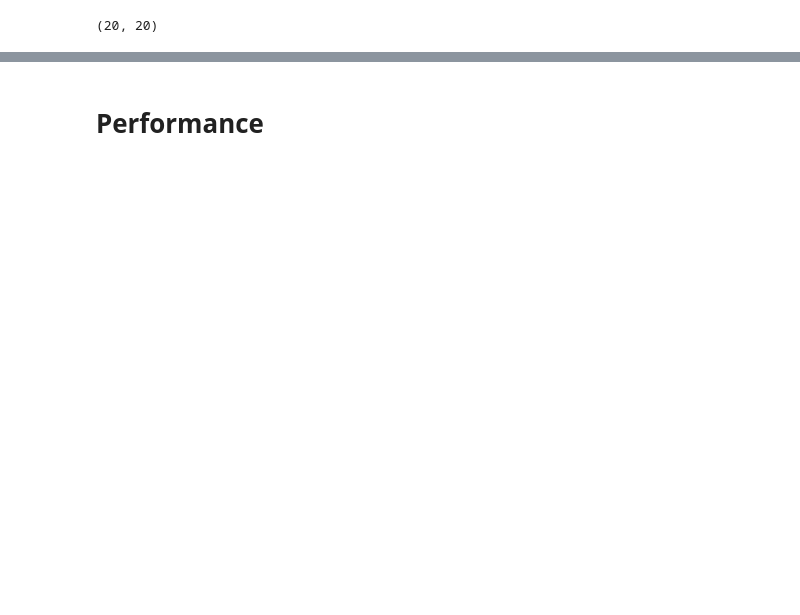
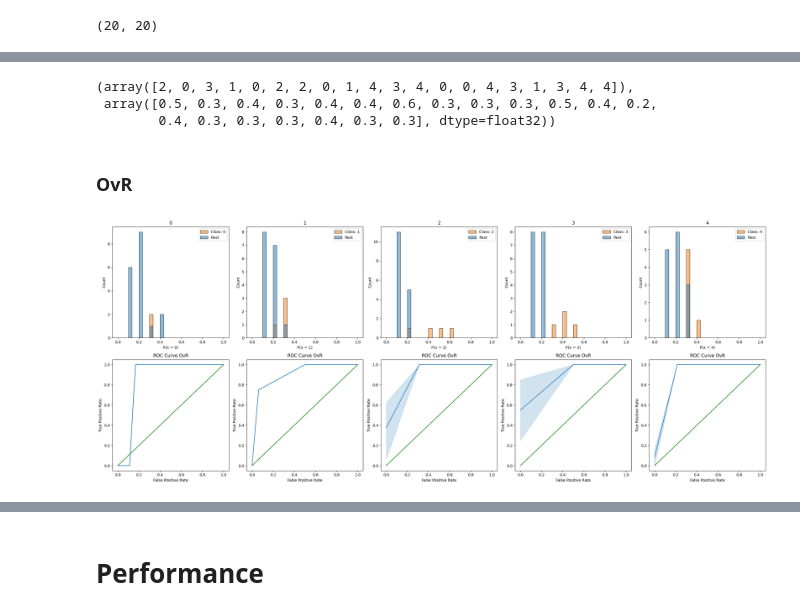
Before and after one commit to muhammadAgfian96/pytorch-lighting-image-classifier, a Jupyter notebook: src/notebooks/test_maping_data.ipynb, the cells around one changed output, grey strips where cells are left out. Drawn from its saved outputs; the diff is of its cells as text; code cells hidden in the pictures; blank space fills up the shorter version.

Commit message:
feat(roc): roc plot for better understanding

```diff
--- a/src/notebooks/test_maping_data.ipynb
+++ b/src/notebooks/test_maping_data.ipynb
@@ -98,3 +110,5 @@ list_ground_truth_label = [2, 0, 3, 1, 4, 2, 2, 0, 1, 4, 3, 4, 2, 4, 1, 3, 1, 3,
 len(list_ground_truth_label), len(list_of_softmax)
 # %% [output]
 (20, 20)
+# %%
+classes = ['class_1', 'class_2', 'class_3', 'class_4', 'class_5']
@@ -137,6 +153,3 @@ fig = go.Figure(data=roc_curve_traces, layout=roc_curve_layout)
 fig.show()
 # %% [output]
 [interactive output not drawn]
-# %%
-i = 1
-(np.array(list_ground_truth_label) == i).astype(int)
@@ -144,0 +160,38 @@ array([0, 0, 0, 1, 0, 0, 0, 0, 1, 0, 0, 0, 0, 0, 1, 0, 1, 0, 0, 0])
+# %%
+import torch
+list_of_softmax = [    [0.2, 0.1, 0.5, 0.1, 0.1],
+    [0.3, 0.3, 0.1, 0.1, 0.2],
+    [0.1, 0.2, 0.1, 0.4, 0.2],
+    [0.2, 0.3, 0.1, 0.2, 0.2],
+    [0.4, 0.1, 0.1, 0.1, 0.3],
+    [0.2, 0.2, 0.4, 0.1, 0.1],
+    [0.1, 0.1, 0.6, 0.1, 0.1],
+    [0.3, 0.2, 0.2, 0.2, 0.1],
+    [0.1, 0.3, 0.2, 0.2, 0.2],
+    [0.2, 0.1, 0.2, 0.2, 0.3],
+    [0.1, 0.1, 0.1, 0.5, 0.2],
+    [0.2, 0.1, 0.1, 0.2, 0.4],
+    [0.2, 0.2, 0.2, 0.2, 0.2],
+    [0.4, 0.1, 0.1, 0.1, 0.3],
+    [0.2, 0.2, 0.1, 0.2, 0.3],
+    [0.1, 0.2, 0.1, 0.3, 0.3],
+    [0.2, 0.3, 0.1, 0.1, 0.3],
+    [0.3, 0.1, 0.1, 0.4, 0.1],
+    [0.2, 0.2, 0.2, 0.1, 0.3],
+    [0.1, 0.2, 0.2, 0.2, 0.3]
+]
+
+list_ground_truth_label = [2, 0, 3, 1, 4, 2, 2, 0, 1, 4, 3, 4, 2, 4, 1, 3, 1, 3, 4, 4]
+
+# Convert list of softmax probabilities to a PyTorch tensor
+tensor_of_softmax = torch.tensor(list_of_softmax)
+
+# Get the index of the highest probability for each sample
+probs, predicted_classes = tensor_of_softmax.max(dim=1)
+predicted_classes.numpy(), probs.numpy()
+# %% [output]
+(array([2, 0, 3, 1, 0, 2, 2, 0, 1, 4, 3, 4, 0, 0, 4, 3, 1, 3, 4, 4]),
+ array([0.5, 0.3, 0.4, 0.3, 0.4, 0.4, 0.6, 0.3, 0.3, 0.3, 0.5, 0.4, 0.2,
+        0.4, 0.3, 0.3, 0.3, 0.4, 0.3, 0.3], dtype=float32))
+# %% [markdown]
+### OvR
@@ -144,0 +268,37 @@ array([0, 0, 0, 1, 0, 0, 0, 0, 1, 0, 0, 0, 0, 0, 1, 0, 1, 0, 0, 0])
+# %%
+classes_idx = [0, 1, 2, 3, 4]
+# %%
+# Plots the Probability Distributions and the ROC Curves One vs Rest
+plt.figure(figsize = (25, 10))
+bins = [i/30 for i in range(30)] + [1]
+roc_auc_ovr = {}
+
+for i in range(len(classes_idx)):
+    # Gets the class
+    c = classes_idx[i]
+
+    # Prepares an auxiliar dataframe to help with the plots
+    df_aux = pd.DataFrame()
+    df_aux['class'] = [1 if y == c else 0 for y in list_ground_truth_label]
+    df_aux['prob'] = np.array(list_of_softmax)[:, i]
+    df_aux = df_aux.reset_index(drop = True)
+
+    # Plots the probability distribution for the class and the rest
+    ax = plt.subplot(2, len(classes_idx), i+1)
+    sns.histplot(x = "prob", data = df_aux, hue = 'class', color = 'b', ax = ax, bins = bins)
+    ax.set_title(c)
+    ax.legend([f"Class: {c}", "Rest"])
+    ax.set_xlabel(f"P(x = {c})")
+
+    # # Calculates the ROC Coordinates and plots the ROC Curves
+    ax_bottom = plt.subplot(2, len(classes_idx), i+len(classes_idx)+1)
+    tpr, fpr = get_all_roc_coordinates(df_aux['class'], df_aux['prob'])
+    plot_roc_curve(tpr, fpr, scatter = False, ax = ax_bottom)
+    ax_bottom.set_title("ROC Curve OvR")
+
+    # # Calculates the ROC AUC OvR
+    roc_auc_ovr[c] = roc_auc_score(df_aux['class'], df_aux['prob'])
+
+plt.tight_layout()
+# %% [output]
+[figure, added]
```
Also changed, not shown: parts of 22 cells of this notebook, 2 other files.
